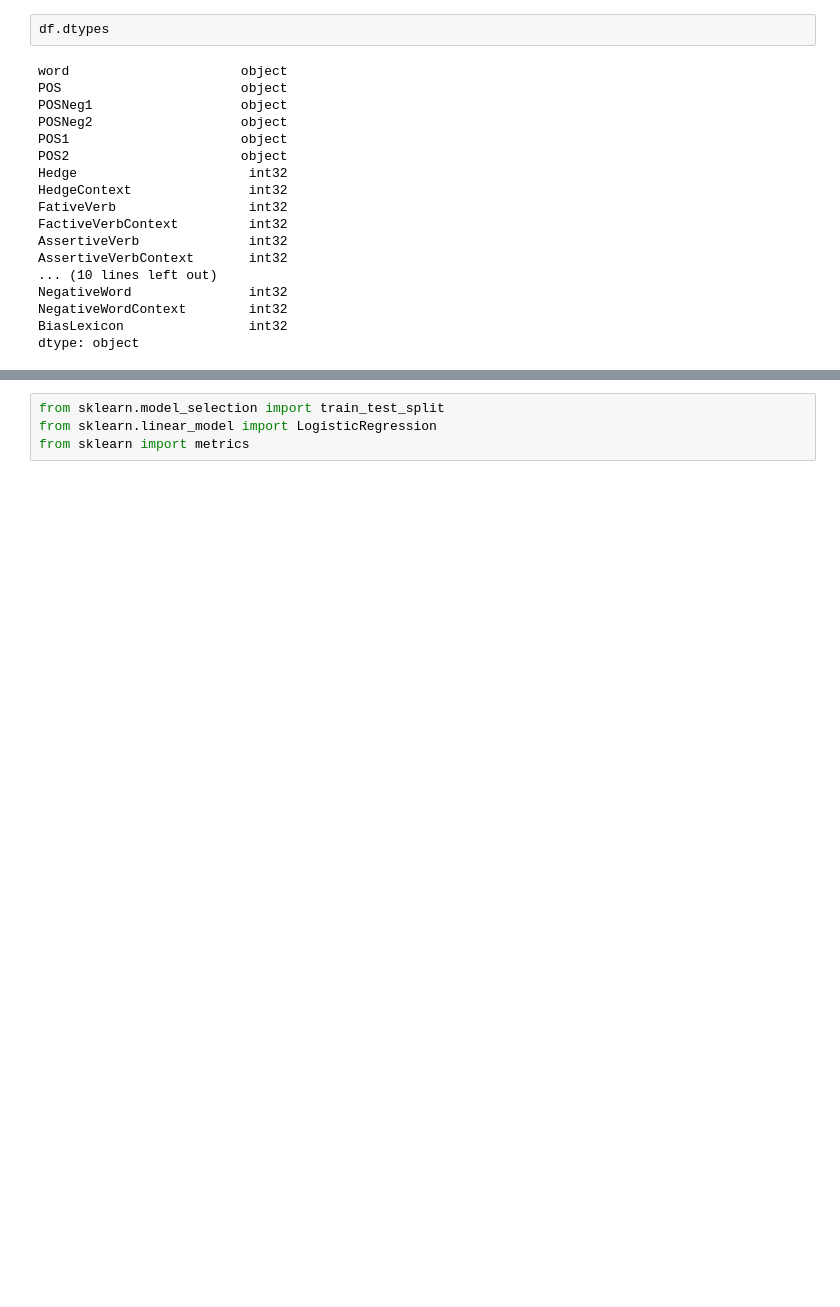
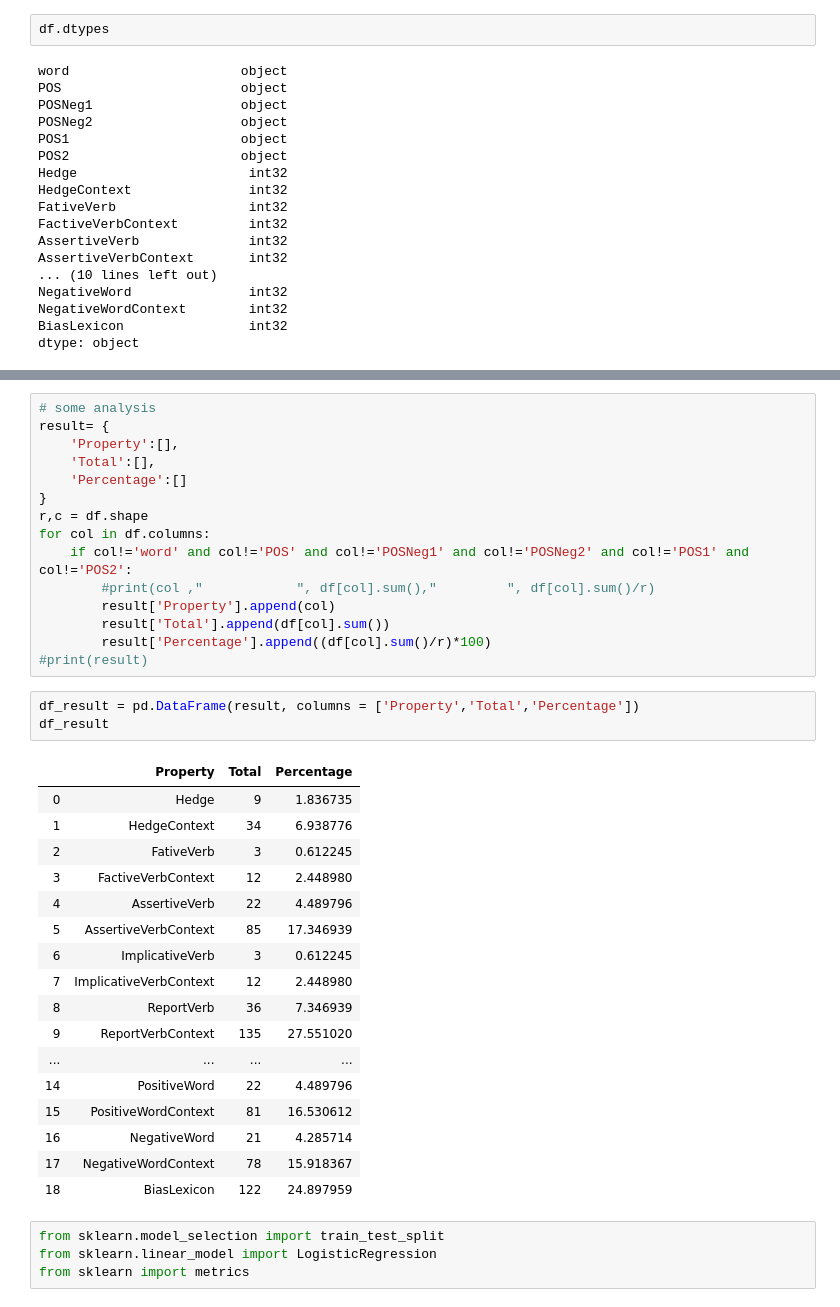
Before and after one commit to jklu-jaipur/Political-Biasness-Detection, a Jupyter notebook: PoliticalBiasnessDetection.ipynb, the cells around one changed output, grey strips where cells are left out. Saved outputs shown, nothing was run; the diff lists cells and outputs as text; blank space fills up the shorter version.

Commit message:
added analysis

```diff
--- a/PoliticalBiasnessDetection.ipynb
+++ b/PoliticalBiasnessDetection.ipynb
@@ -1172,3 +1169,39 @@ df
+# %%
+# some analysis
+result= {
+    'Property':[],
+    'Total':[],
+    'Percentage':[]
+}
+r,c = df.shape
+for col in df.columns:
+    if col!='word' and col!='POS' and col!='POSNeg1' and col!='POSNeg2' and col!='POS1' and col!='POS2':
+        #print(col ,"            ", df[col].sum(),"         ", df[col].sum()/r)
+        result['Property'].append(col)
+        result['Total'].append(df[col].sum())
+        result['Percentage'].append((df[col].sum()/r)*100)
+#print(result)
+# %%
+df_result = pd.DataFrame(result, columns = ['Property','Total','Percentage'])
+df_result
+# %% [output]
+|  | Property | Total | Percentage |
+| 0 | Hedge | 9 | 1.836735 |
+| 1 | HedgeContext | 34 | 6.938776 |
+| 2 | FativeVerb | 3 | 0.612245 |
+| 3 | FactiveVerbContext | 12 | 2.448980 |
+| 4 | AssertiveVerb | 22 | 4.489796 |
+| 5 | AssertiveVerbContext | 85 | 17.346939 |
+| 6 | ImplicativeVerb | 3 | 0.612245 |
+| 7 | ImplicativeVerbContext | 12 | 2.448980 |
+| 8 | ReportVerb | 36 | 7.346939 |
+| 9 | ReportVerbContext | 135 | 27.551020 |
+| ... | ... | ... | ... |
+| 14 | PositiveWord | 22 | 4.489796 |
+| 15 | PositiveWordContext | 81 | 16.530612 |
+| 16 | NegativeWord | 21 | 4.285714 |
+| 17 | NegativeWordContext | 78 | 15.918367 |
+| 18 | BiasLexicon | 122 | 24.897959 |
 # %%
 from sklearn.model_selection import train_test_split
 from sklearn.linear_model import LogisticRegression
```
Also changed, not shown: parts of 18 cells of this notebook.
